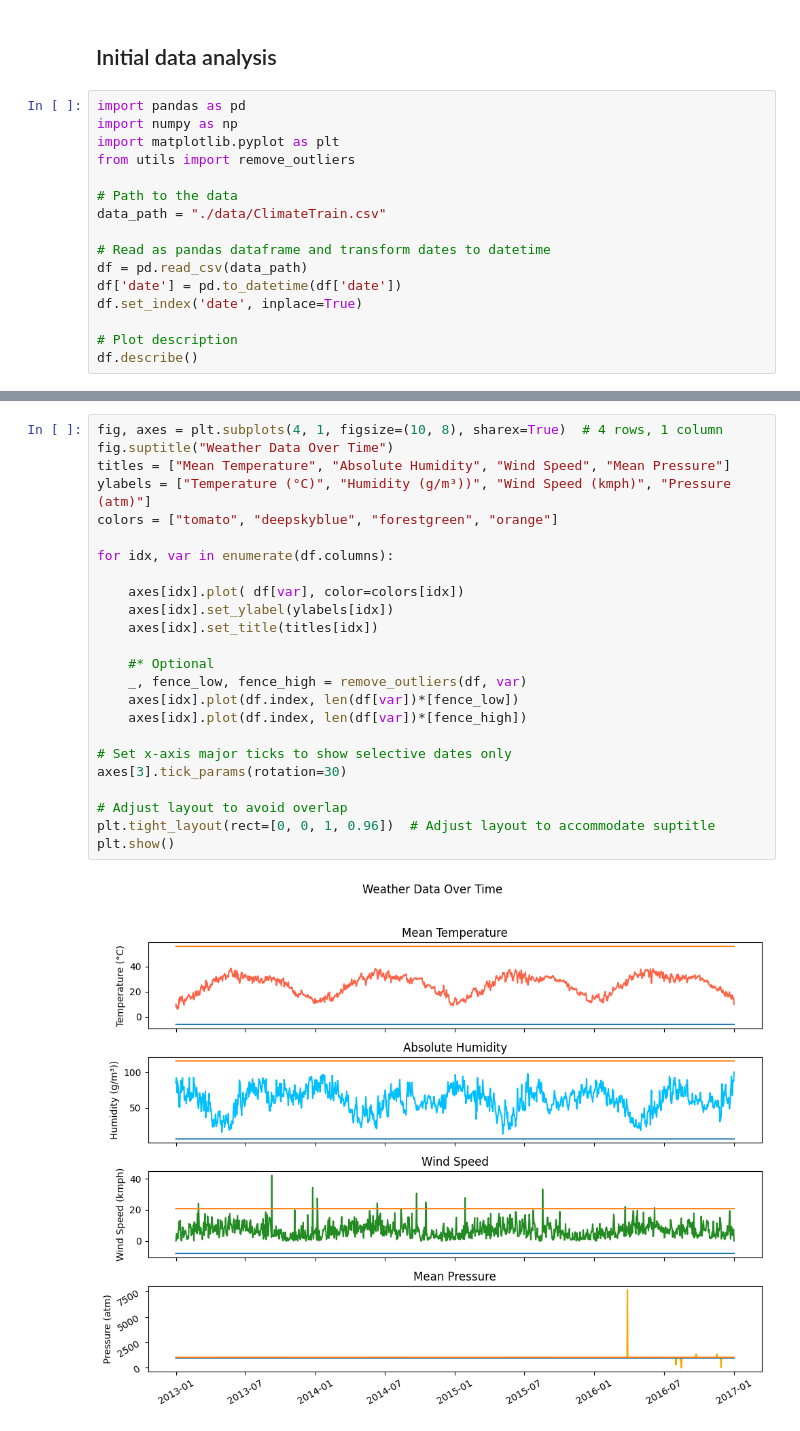
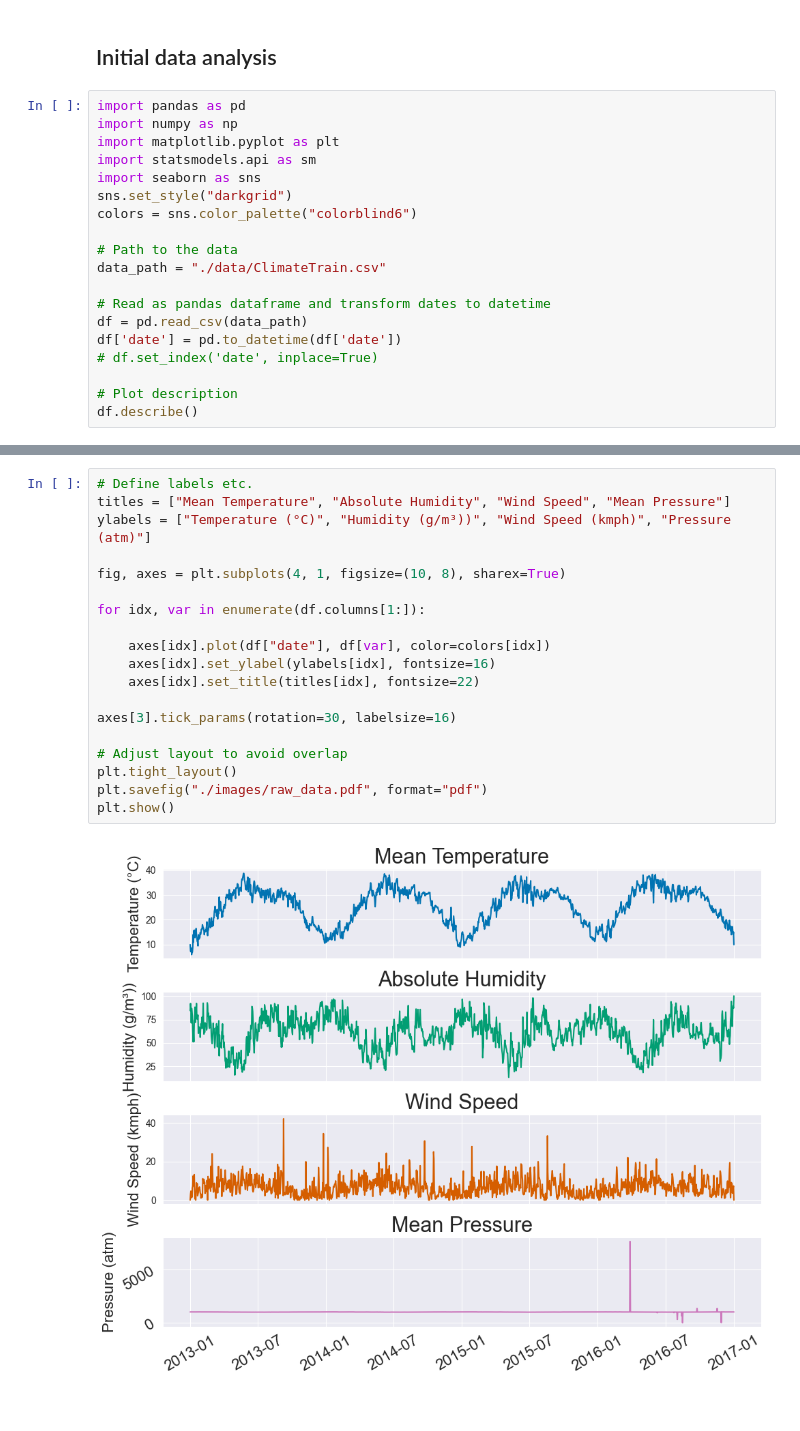
Before and after one commit to Jookare/ADAML-project2, a Jupyter notebook: initial_analysis.ipynb, the cells around one changed output, grey strips where cells are left out. Drawn from its saved outputs; the diff is of its cells as text.

```diff
--- a/initial_analysis.ipynb
+++ b/initial_analysis.ipynb
@@ -4,7 +4,10 @@
 import pandas as pd
 import numpy as np
 import matplotlib.pyplot as plt
-from utils import remove_outliers
+import statsmodels.api as sm
+import seaborn as sns
+sns.set_style("darkgrid")
+colors = sns.color_palette("colorblind6")
 
 # Path to the data
 data_path = "./data/ClimateTrain.csv"
@@ -12,7 +15,7 @@ data_path = "./data/ClimateTrain.csv"
 # Read as pandas dataframe and transform dates to datetime
 df = pd.read_csv(data_path)
 df['date'] = pd.to_datetime(df['date'])
-df.set_index('date', inplace=True)
+# df.set_index('date', inplace=True)
 
 # Plot description
 df.describe()
@@ -31,26 +34,21 @@ df.describe()
 # %%
-fig, axes = plt.subplots(4, 1, figsize=(10, 8), sharex=True)  # 4 rows, 1 column
-fig.suptitle("Weather Data Over Time")
+# Define labels etc.
 titles = ["Mean Temperature", "Absolute Humidity", "Wind Speed", "Mean Pressure"]
 ylabels = ["Temperature (°C)", "Humidity (g/m³))", "Wind Speed (kmph)", "Pressure (atm)"]
-colors = ["tomato", "deepskyblue", "forestgreen", "orange"]
 
-for idx, var in enumerate(df.columns):
+fig, axes = plt.subplots(4, 1, figsize=(10, 8), sharex=True)
 
-    axes[idx].plot( df[var], color=colors[idx])
-    axes[idx].set_ylabel(ylabels[idx])
-    axes[idx].set_title(titles[idx])
+for idx, var in enumerate(df.columns[1:]):
 
-    #* Optional
-    _, fence_low, fence_high = remove_outliers(df, var)
-    axes[idx].plot(df.index, len(df[var])*[fence_low])
-    axes[idx].plot(df.index, len(df[var])*[fence_high])
+    axes[idx].plot(df["date"], df[var], color=colors[idx])
+    axes[idx].set_ylabel(ylabels[idx], fontsize=16)
+    axes[idx].set_title(titles[idx], fontsize=22)
 
-# Set x-axis major ticks to show selective dates only
-axes[3].tick_params(rotation=30)
+axes[3].tick_params(rotation=30, labelsize=16)
 
 # Adjust layout to avoid overlap
-plt.tight_layout(rect=[0, 0, 1, 0.96])  # Adjust layout to accommodate suptitle
+plt.tight_layout()
+plt.savefig("./images/raw_data.pdf", format="pdf")
 plt.show()
 # %% [output]
-[figure, old version]
+[figure, new version]
```
Also changed, not shown: parts of 15 cells of this notebook, 4 other files.
